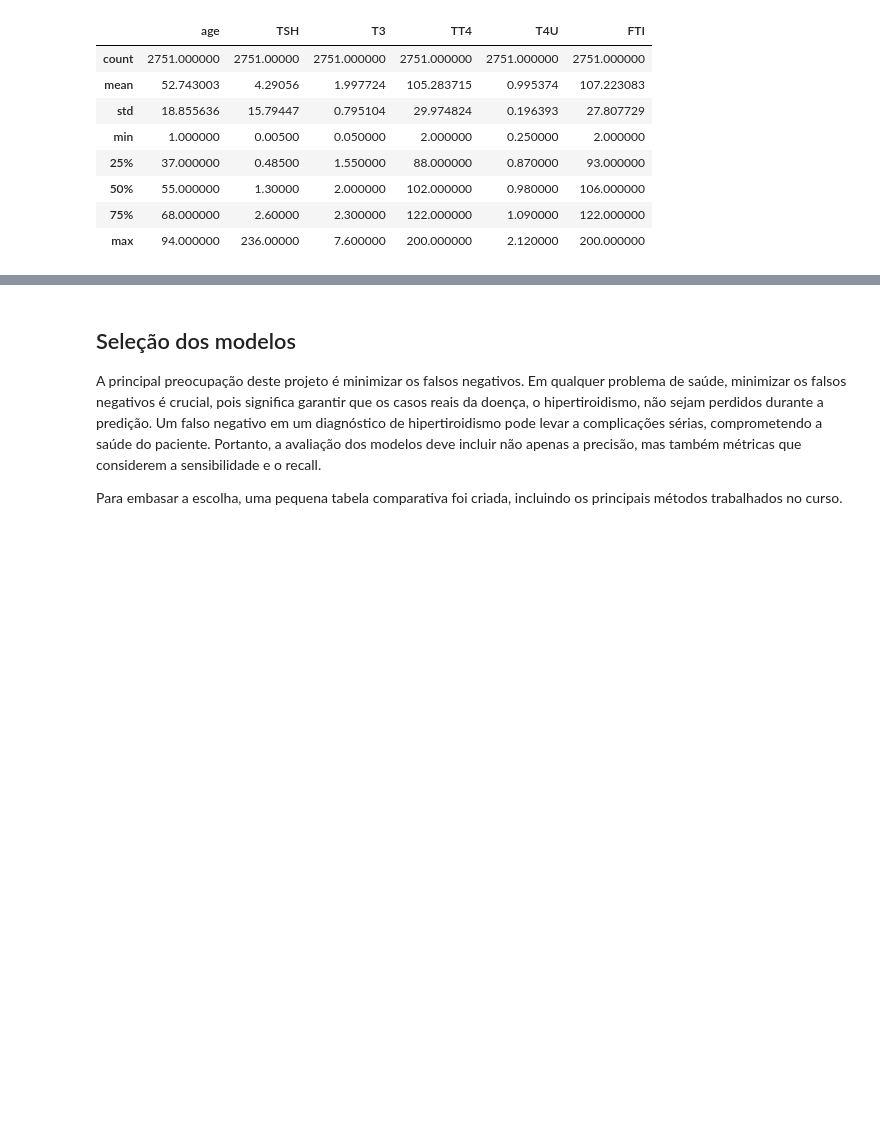
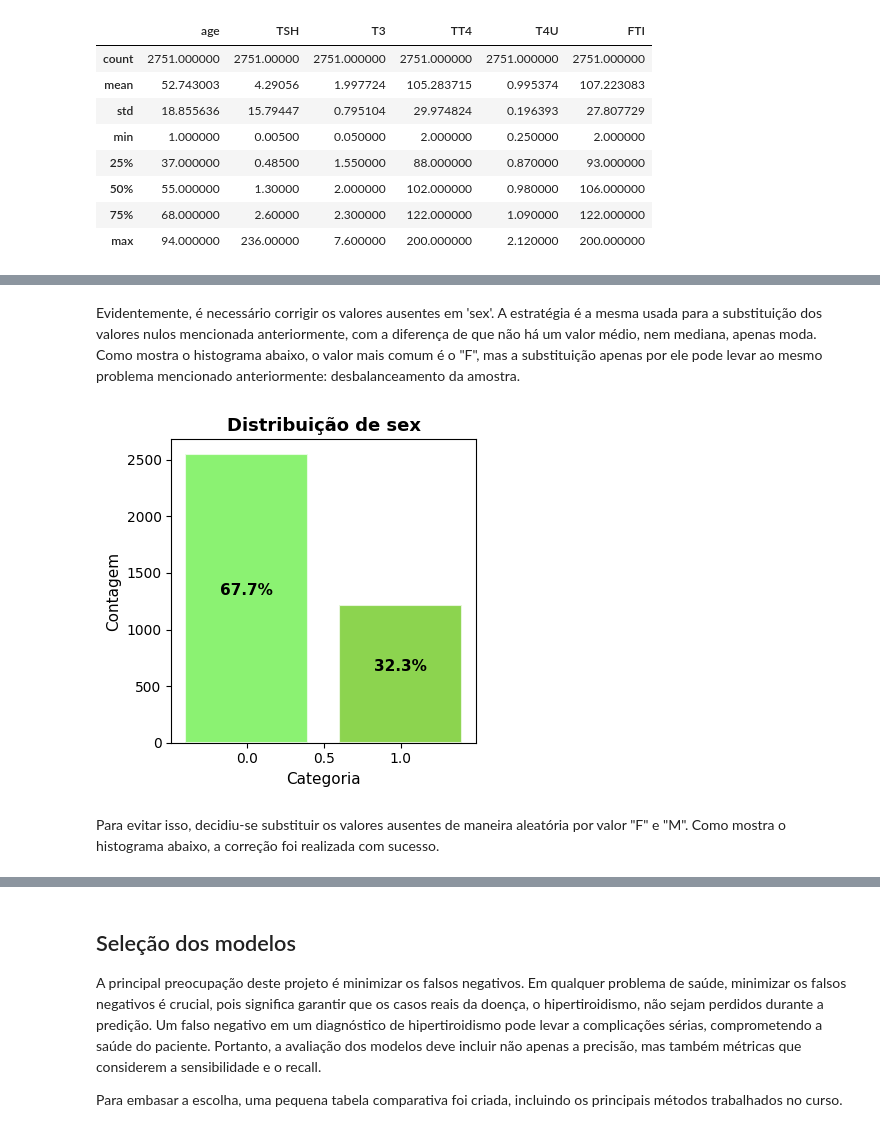
Before and after one commit to marinappdf/projetos-EBAC, a Jupyter notebook: Projeto Final/pred-hipertiroidismo.ipynb, the cells around one changed output, grey strips where cells are left out. Cells and saved outputs as stored; diff of their text form; code cells hidden in the pictures; blank space fills up the shorter version.

```diff
--- a/Projeto Final/pred-hipertiroidismo.ipynb
+++ b/Projeto Final/pred-hipertiroidismo.ipynb
@@ -67,9 +97,9 @@ print(f'Tamanho total do dataframe: {len(data)}')
 # %% [output]
 Tamanho total do dataframe: 3772
 # %%
-
-print("Categorias ocm valores nulos: ")
 temp = data.isnull().sum()
-for i,n in enumerate(temp):
-     if n > 0: print(f"{i}: {n}")
+if temp.sum() ==0: print('Nenhum valor nulo na base.')
+else:
+     for i,n in enumerate(temp):
+          if n > 0: print(f"{i} tem {n} nulos")
 # %% [output]
@@ -465,0 +543,2 @@ A aplicação serã feita em ambas as bases.
+# %% [markdown]
+Evidentemente, é necessário corrigir os valores ausentes em 'sex'. A estratégia é a mesma usada para a substituição dos valores nulos mencionada anteriormente, com a diferença de que não há um valor médio, nem mediana, apenas moda. Como mostra o histograma abaixo, o valor mais comum é o "F", mas a substituição apenas por ele pode levar ao mesmo problema mencionado anteriormente: desbalanceamento da amostra.
@@ -465,0 +569,6 @@ A aplicação serã feita em ambas as bases.
+# %%
+hist_cute(data,'sex')
+# %% [output]
+[figure, added]
+# %% [markdown]
+Para evitar isso, decidiu-se substituir os valores ausentes de maneira aleatória por valor "F" e "M". Como mostra o histograma abaixo, a correção foi realizada com sucesso.
```
Also changed, not shown: parts of 106 cells of this notebook.
